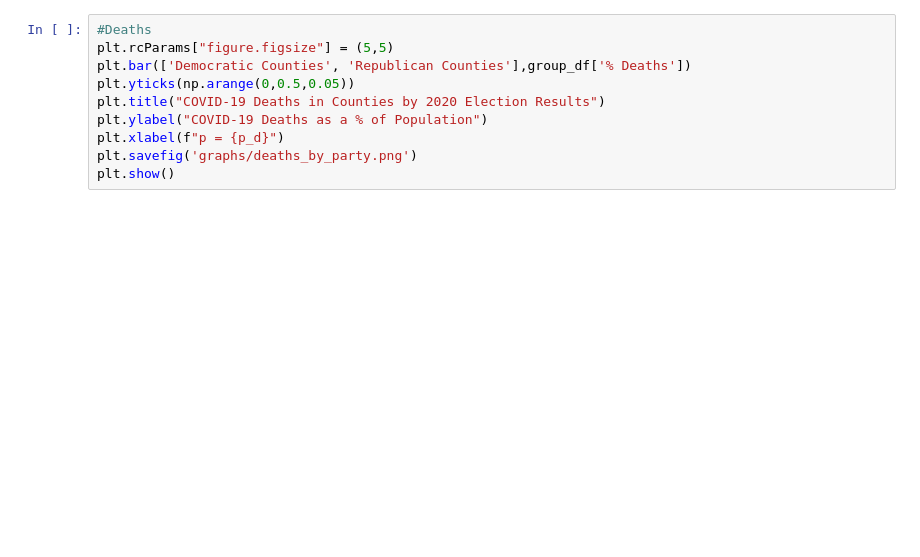
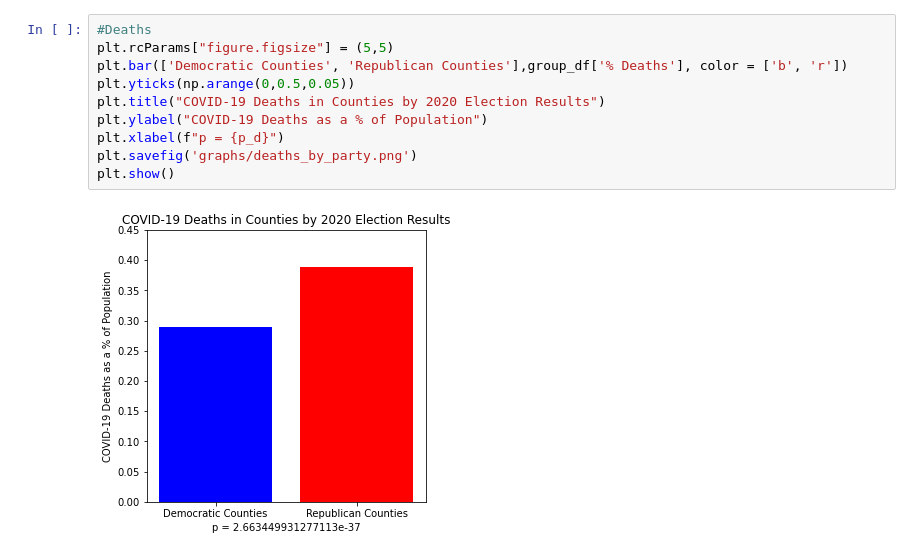
Before and after one commit to neelroyy/covid-19, a Jupyter notebook: rhiana_file.ipynb, the cells around one changed output. Cells and saved outputs as stored; diff of their text form; blank space fills up the shorter version.

```diff
--- a/rhiana_file.ipynb
+++ b/rhiana_file.ipynb
@@ -163,12 +441,14 @@ plt.show()
 # %%
 #Deaths
 plt.rcParams["figure.figsize"] = (5,5)
-plt.bar(['Democratic Counties', 'Republican Counties'],group_df['% Deaths'])
+plt.bar(['Democratic Counties', 'Republican Counties'],group_df['% Deaths'], color = ['b', 'r'])
 plt.yticks(np.arange(0,0.5,0.05))
 plt.title("COVID-19 Deaths in Counties by 2020 Election Results")
 plt.ylabel("COVID-19 Deaths as a % of Population")
 plt.xlabel(f"p = {p_d}")
 plt.savefig('graphs/deaths_by_party.png')
 plt.show()
+# %% [output]
+[figure, added]
 # %%
 #income v.cases scatter plot
```
Also changed, not shown: parts of 30 cells of this notebook, 12 other files.
